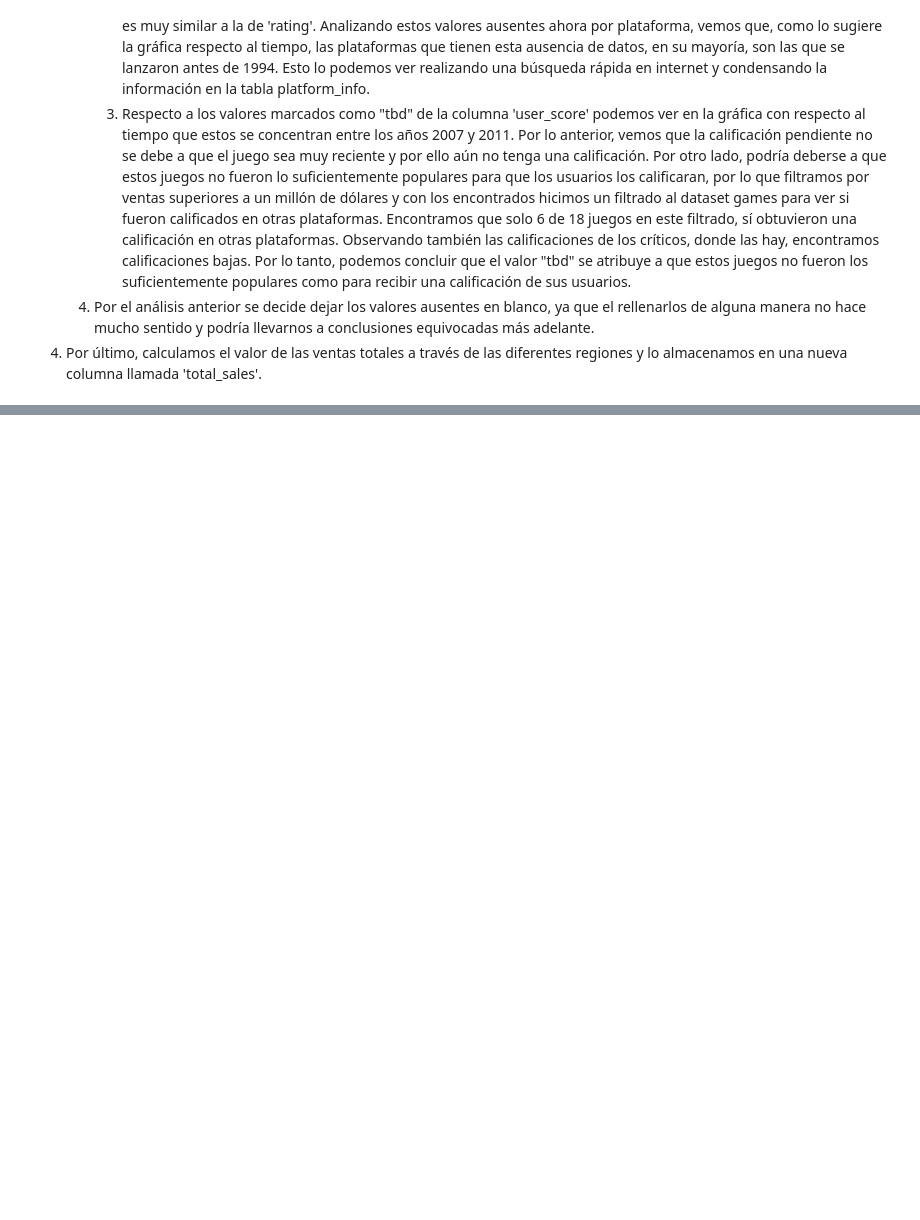
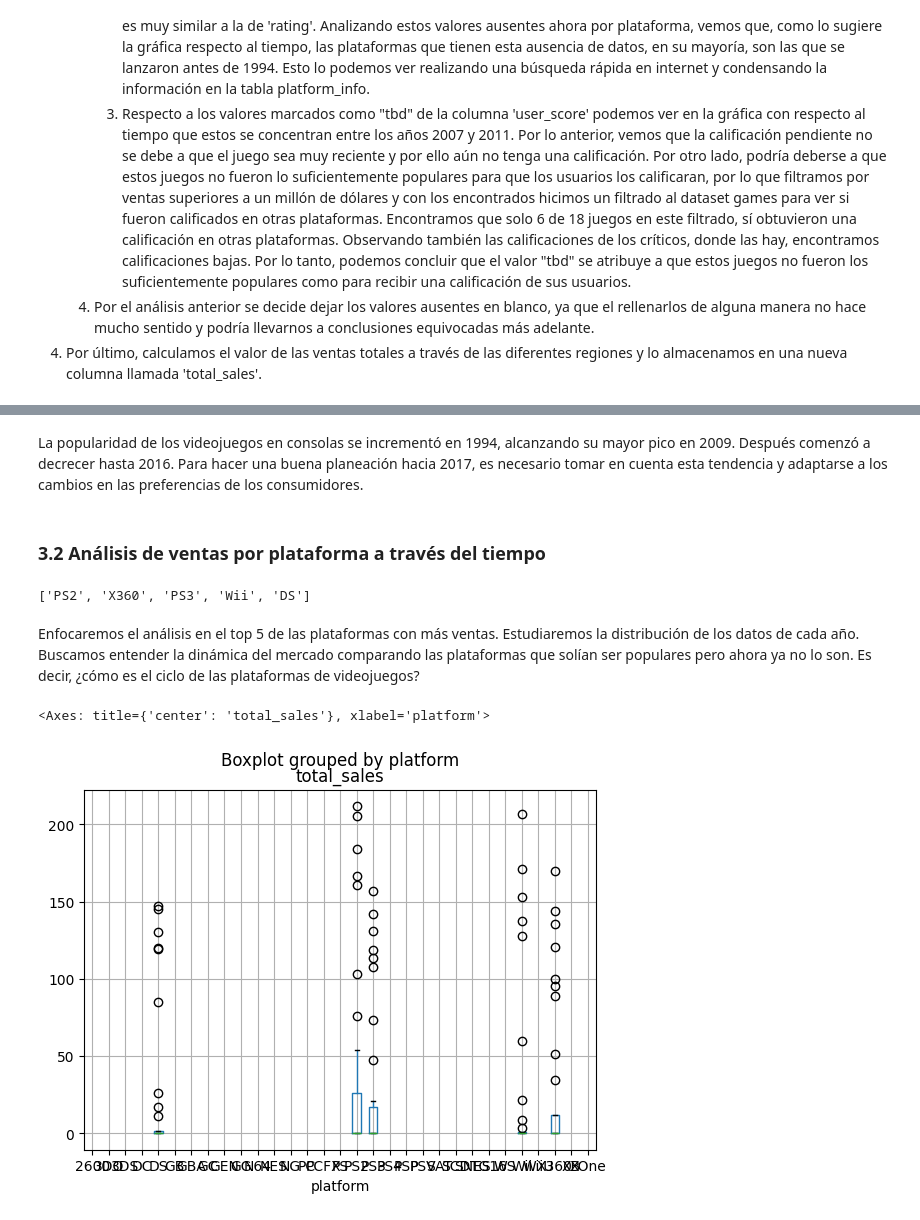
Before and after one commit to Victor-Mier/statistical_analysis, a Jupyter notebook: notebook.ipynb, the cells around one changed output, grey strips where cells are left out. Cells and saved outputs as stored; diff of their text form; code cells hidden in the pictures; blank space fills up the shorter version.

```diff
--- a/notebook.ipynb
+++ b/notebook.ipynb
@@ -488,0 +510,25 @@ En esta sección nos enfocamos en analizar y en su caso corregir algunos errores
+# %% [markdown]
+La popularidad de los videojuegos en consolas se incrementó en 1994, alcanzando su mayor pico en 2009. Después comenzó a decrecer hasta 2016.
+Para hacer una buena planeación hacia 2017, es necesario tomar en cuenta esta tendencia y adaptarse a los cambios en las preferencias de los consumidores.
+# %% [markdown]
+### 3.2 Análisis de ventas por plataforma a través del tiempo
+# %%
+# ¿Cómo varian las ventas de una plataforma a otra?
+# Agrupamos las ventas totales por plataforma y ordenamos de mayor a menor
+top_5_platforms = games.groupby('platform')['total_sales'].sum().sort_values(ascending=False).head(5)
+top_5_platforms.index
+top_5_platforms_list = list(top_5_platforms.index)
+top_5_platforms_list
+# %% [output]
+['PS2', 'X360', 'PS3', 'Wii', 'DS']
+# %% [markdown]
+Enfocaremos el análisis en el top 5 de las plataformas con más ventas. Estudiaremos la distribución de los datos de cada año. Buscamos entender la dinámica del mercado comparando las plataformas que solían ser populares pero ahora ya no lo son. Es decir, ¿cómo es el ciclo de las plataformas de videojuegos?
+# %%
+# Distribución de ventas de las plataformas por año
+# Agrupamos por año y por plataforma, seleccionamos el total de ventas y filtramos a las 5 plataformas
+# con más ventas para construir las distribuciones con boxplots.
+sales_per_year = games.groupby(['year_of_release','platform'])['total_sales'].sum().reset_index()
+sales_per_year[sales_per_year['platform'].isin(top_5_platforms_list)][['total_sales','platform']].boxplot(column='total_sales',by='platform')
+# %% [output]
+<Axes: title={'center': 'total_sales'}, xlabel='platform'>
+[figure, added]
```
Also changed, not shown: parts of 5 cells of this notebook.
